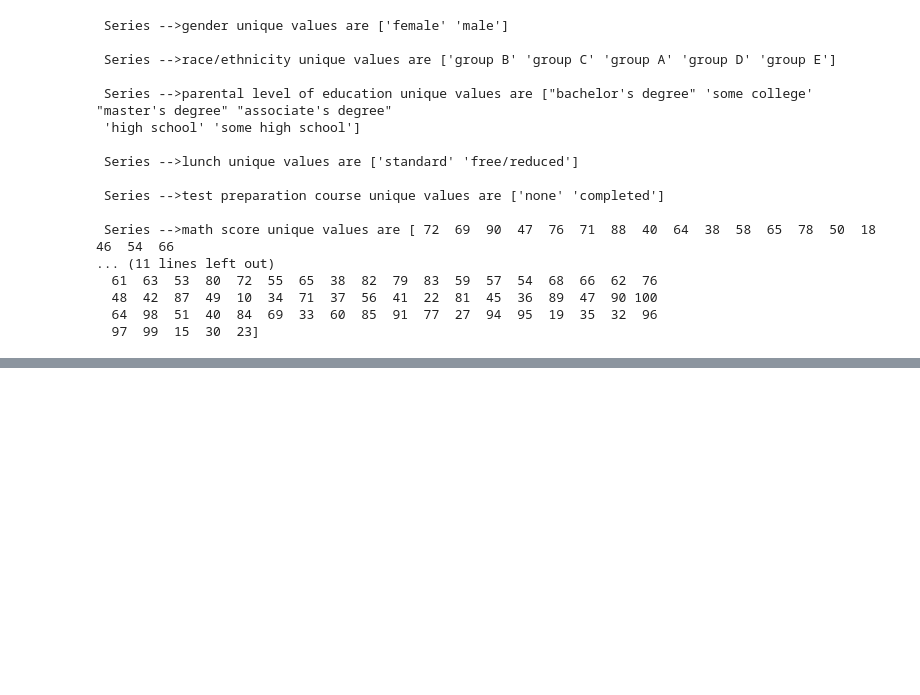
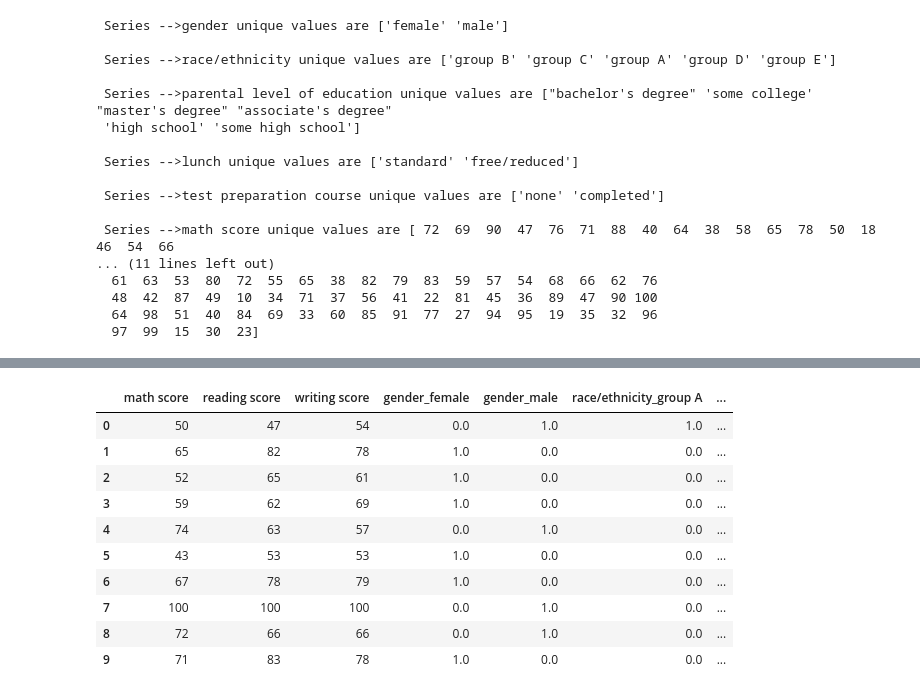
Before and after one commit to justinacgray/Data_Science, a Jupyter notebook: machine_learning_practice/student_perform/student_perform.ipynb, the cells around one changed output, grey strips where cells are left out. Cells and saved outputs as stored; diff of their text form; code cells hidden in the pictures; blank space fills up the shorter version.

```diff
--- a/machine_learning_practice/student_perform/student_perform.ipynb
+++ b/machine_learning_practice/student_perform/student_perform.ipynb
@@ -84,0 +172,10 @@ check_inconsistent_values(sp_df)
+# %%
+ohe_encode  = OneHotEncoder(sparse=False, handle_unknown='ignore')
+ohe_encode.fit(train_cat_data) #fits **only** training data, which is a dataframe of objects only,
+                                # but does not return an array or transforms yet
+train_ohe = ohe_encode.transform(train_cat_data) #doing the actual transforming of categorical
+                                                # features on training data into numeric
+test_ohe = ohe_encode.transform(test_cat_data) # doing the actual transforming of categorical
+                                                # features on test data into numeric
+
+train_ohe  # returns numpy array
@@ -84,0 +190,9 @@ check_inconsistent_values(sp_df)
+# %%
+# putting this numpy array back into a dataframe
+# train_cat_data.columns (grabbing object columns names)
+ohe_column_names = ohe_encode.get_feature_names_out(train_cat_data.columns)
+# redefining train and test ohe to a dataframe
+train_ohe= pd.DataFrame(train_ohe, columns=ohe_column_names)
+test_ohe = pd.DataFrame(test_ohe, columns=ohe_column_names)
+
+train_ohe.head(10)
@@ -84,0 +211,23 @@ check_inconsistent_values(sp_df)
+# %%
+train_num_df = X_train[num_select(X_train)].reset_index(drop=True) # puts indexes in order
+test_num_df = X_test[num_select(X_train)].reset_index(drop=True)
+# %%
+# X_train[num_select(X_train)] #dataframe index out of order
+# train_nums
+# test_num
+X_train_df = pd.concat([train_num_df, train_ohe], axis=1)
+X_test_df = pd.concat([test_num_df, test_ohe], axis=1)
+# %%
+X_train_df.head(10)
+# %% [output]
+|  | math score | reading score | writing score | gender_female | gender_male | race/ethnicity_group A | ... |
+| 0 | 50 | 47 | 54 | 0.0 | 1.0 | 1.0 | ... |
+| 1 | 65 | 82 | 78 | 1.0 | 0.0 | 0.0 | ... |
+| 2 | 52 | 65 | 61 | 1.0 | 0.0 | 0.0 | ... |
+| 3 | 59 | 62 | 69 | 1.0 | 0.0 | 0.0 | ... |
+| 4 | 74 | 63 | 57 | 0.0 | 1.0 | 0.0 | ... |
+| 5 | 43 | 53 | 53 | 1.0 | 0.0 | 0.0 | ... |
+| 6 | 67 | 78 | 79 | 1.0 | 0.0 | 0.0 | ... |
+| 7 | 100 | 100 | 100 | 0.0 | 1.0 | 0.0 | ... |
+| 8 | 72 | 66 | 66 | 0.0 | 1.0 | 0.0 | ... |
+| 9 | 71 | 83 | 78 | 1.0 | 0.0 | 0.0 | ... |
```
Also changed, not shown: parts of 13 cells of this notebook.
